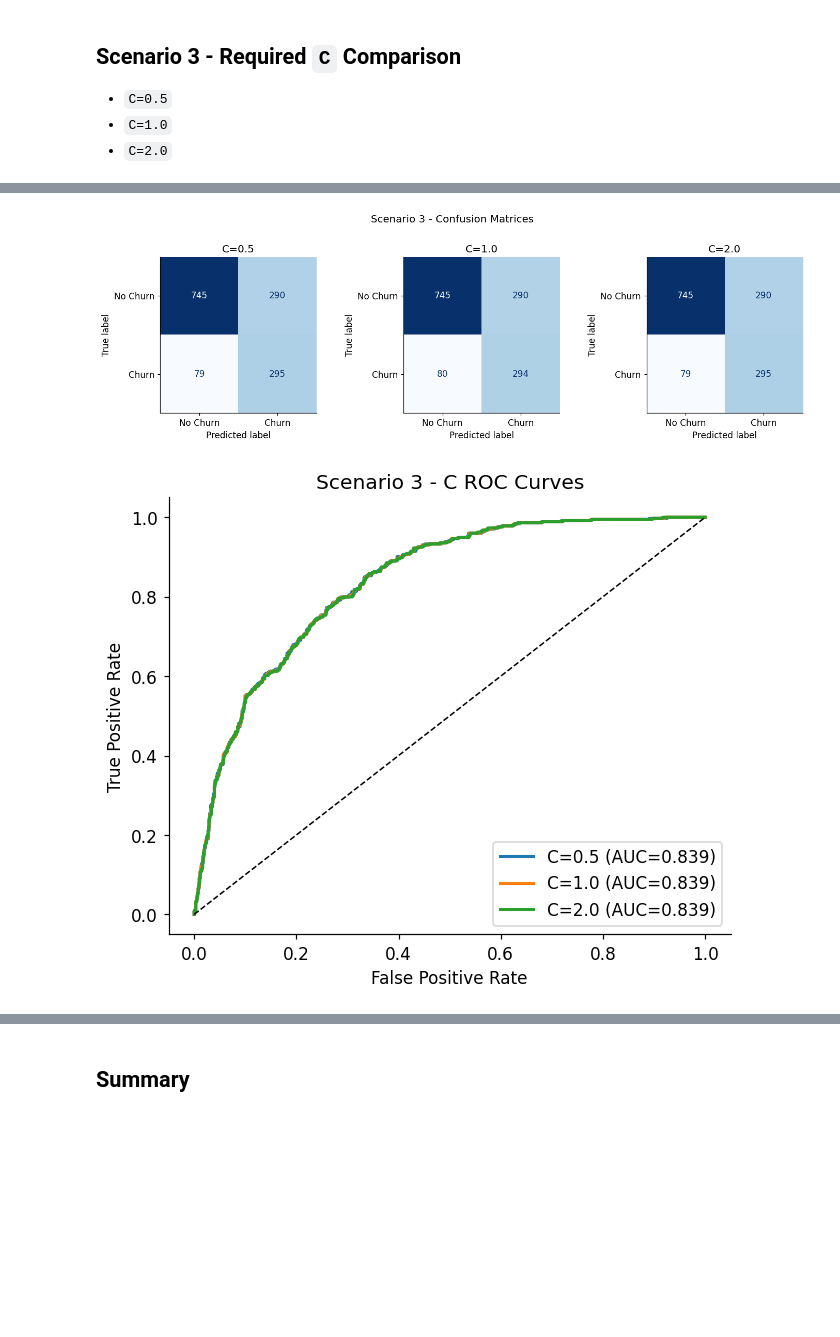
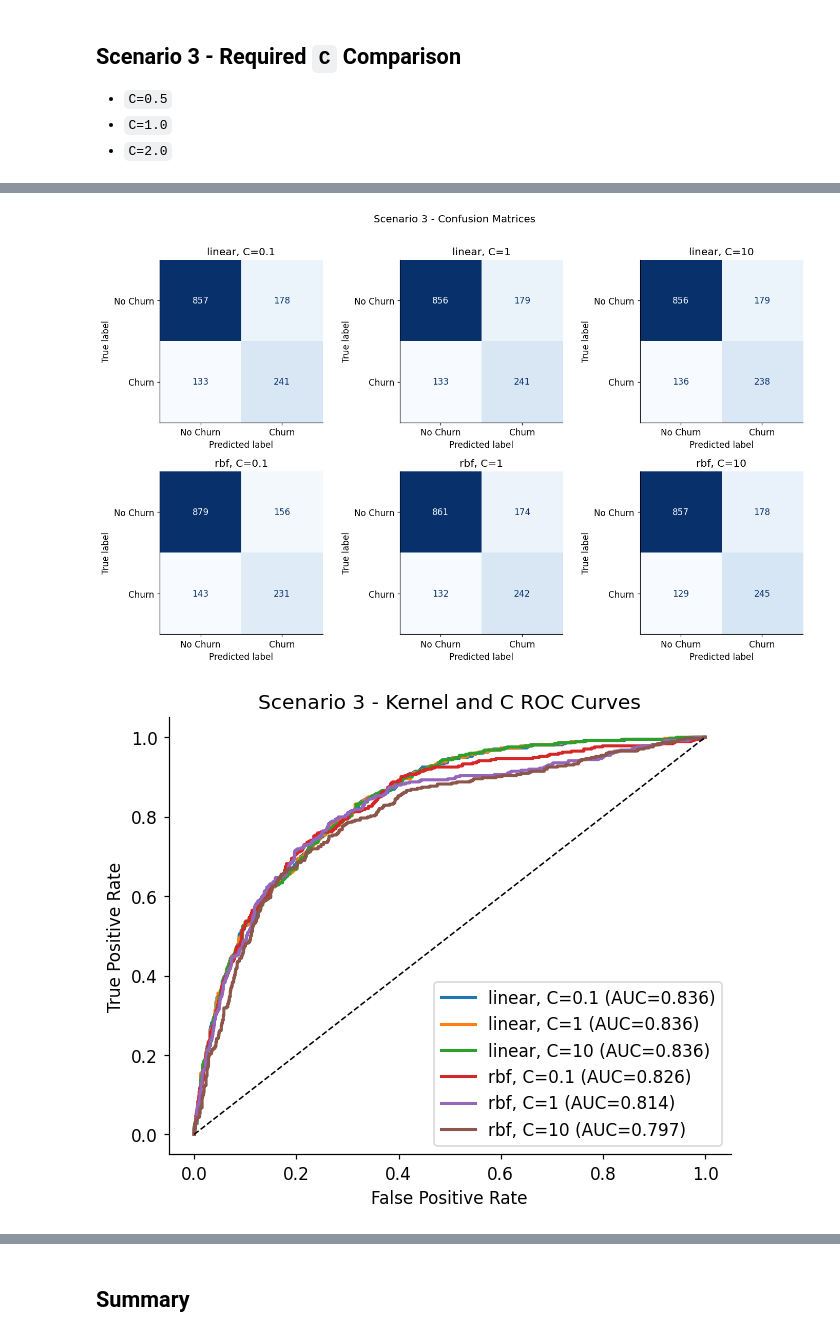
Before and after one commit to lemodoescoding/fp-ml-2026, a Jupyter notebook: svm.ipynb, the cells around one changed output, grey strips where cells are left out. Saved outputs shown, nothing was run; the diff lists cells and outputs as text; code cells hidden in the pictures; blank space fills up the shorter version.

```diff
--- a/svm.ipynb
+++ b/svm.ipynb
@@ -475,7 +474,7 @@ for label, result in [
 ]:
     false_positive_rate, true_positive_rate, _ = roc_curve(
         y_test,
-        result["y_prob"],
+        result["y_score"],
     )
     scenario_2_roc[label] = (
         false_positive_rate,
@@ -560,12 +583,4 @@ C=2.0           0.7458      0.7381    0.0077    0.6152    0.8385
 # %%
-plot_metrics_bar(
-    {
-        label: result["metrics"]
-        for label, result in scenario_3_results.items()
-    },
-    "Scenario 3 - C Test Metrics",
-)
-
 labels = list(scenario_3_results)
 train_accuracies = [
     result["train_accuracy"]
@@ -579,7 +594,7 @@ test_accuracies = [
 x = np.arange(len(labels))
 width = 0.35
 
-fig, ax = plt.subplots(figsize=(7, 4))
+fig, ax = plt.subplots(figsize=(11, 5))
 train_bars = ax.bar(
     x - width / 2,
     train_accuracies,
@@ -605,12 +620,13 @@ for bars in [train_bars, test_bars]:
             f"{bar.get_height():.3f}",
             ha="center",
             va="bottom",
-            fontsize=9,
+            fontsize=8,
         )
 
+minimum_accuracy = min(train_accuracies + test_accuracies)
 ax.set_xticks(x)
-ax.set_xticklabels(labels)
-ax.set_ylim(0.75, 1.05)
+ax.set_xticklabels(labels, rotation=25, ha="right")
+ax.set_ylim(max(0, minimum_accuracy - 0.05), 1.0)
 ax.set_ylabel("Accuracy")
 ax.set_title("Scenario 3 - Train vs Test Accuracy")
 ax.legend()
@@ -622,36 +637,42 @@ plt.show()
 # %%
-fig, axes = plt.subplots(1, 3, figsize=(13, 4))
+fig, axes = plt.subplots(2, 3, figsize=(13, 8))
 
-for ax, (label, result) in zip(axes, scenario_3_results.items()):
+for ax, (label, result) in zip(axes.flat, scenario_3_results.items()):
     matrix = confusion_matrix(y_test, result["y_pred"])
     display = ConfusionMatrixDisplay(
         matrix,
         display_labels=["No Churn", "Churn"],
     )
-    display.plot(ax=ax, colorbar=False, cmap="Blues", values_format="d")
+    display.plot(
+        ax=ax,
+        colorbar=False,
+        cmap="Blues",
+        values_format="d",
+    )
     ax.set_title(label)
 
-plt.suptitle("Scenario 3 - Confusion Matrices", fontsize=13, y=1.02)
+plt.suptitle("Scenario 3 - Confusion Matrices", fontsize=13, y=1.01)
 plt.tight_layout()
 plt.show()
-
-scenario_3_roc = {}
-
-for label, result in scenario_3_results.items():
-    false_positive_rate, true_positive_rate, _ = roc_curve(
-        y_test,
-        result["y_prob"],
-    )
-    scenario_3_roc[label] = (
-        false_positive_rate,
-        true_positive_rate,
-        result["metrics"]["ROC-AUC"],
-    )
-
-plot_roc(
-    scenario_3_roc,
-    "Scenario 3 - C ROC Curves",
-)
 # %% [output]
-[figure, old version]
+[figure, new version]
-[figure, removed]
+# %%
+scenario_3_roc = {}
+
+for label, result in scenario_3_results.items():
+    false_positive_rate, true_positive_rate, _ = roc_curve(
+        y_test,
+        result["y_score"],
+    )
+    scenario_3_roc[label] = (
+        false_positive_rate,
+        true_positive_rate,
+        result["metrics"]["ROC-AUC"],
+    )
+
+plot_roc(
+    scenario_3_roc,
+    "Scenario 3 - Kernel and C ROC Curves",
+)
+# %% [output]
+[figure, added]
```
Also changed, not shown: parts of 17 cells of this notebook, 1 other file.
